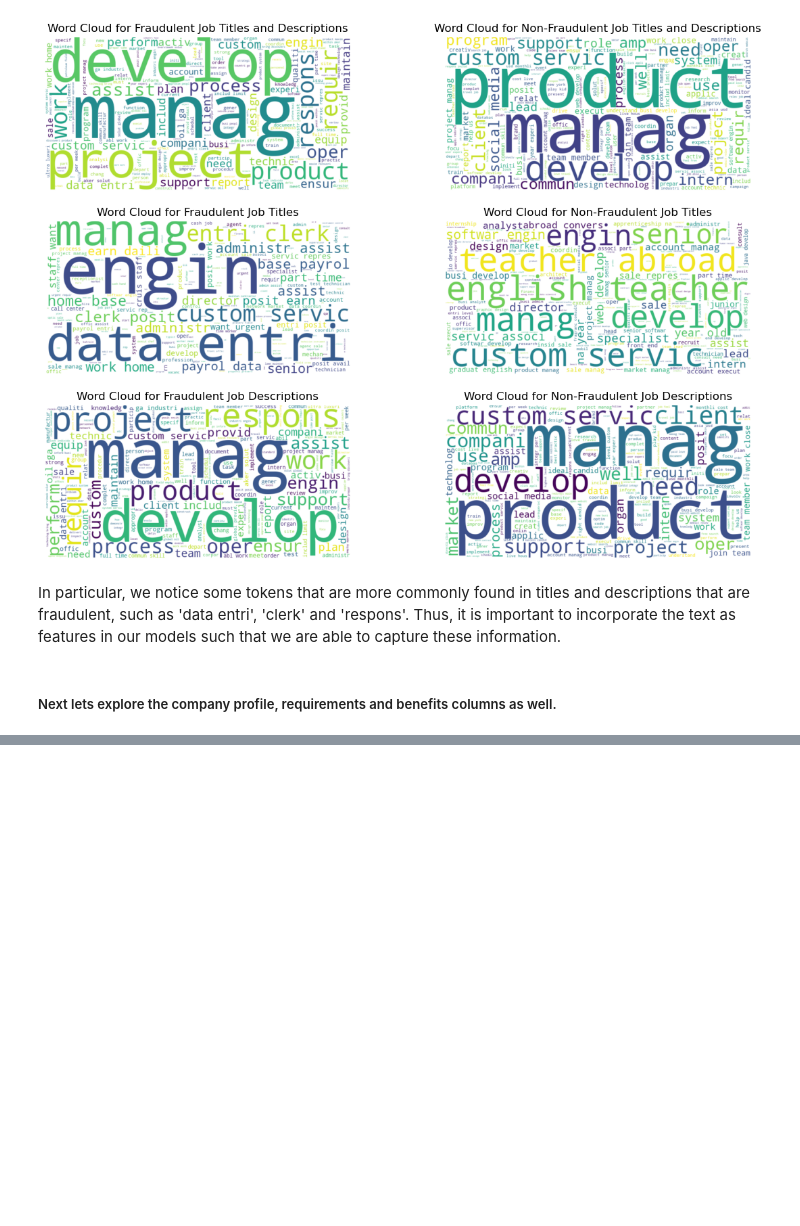
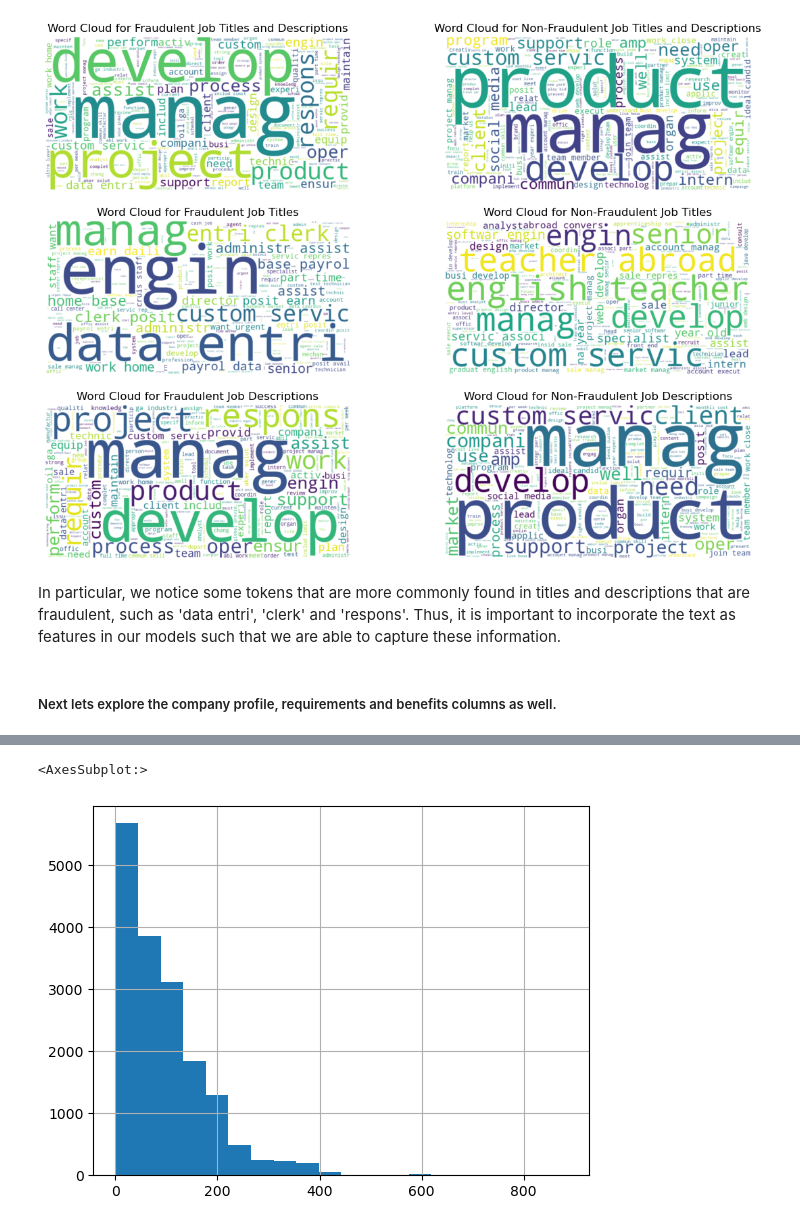
Before and after one commit to LordZhiHao/BT4012_Fraud_Analytics_Project, a Jupyter notebook: EDA.ipynb, the cells around one changed output, grey strips where cells are left out. Saved outputs shown, nothing was run; the diff lists cells and outputs as text; code cells hidden in the pictures; blank space fills up the shorter version.

```diff
--- a/EDA.ipynb
+++ b/EDA.ipynb
@@ -906,0 +941,5 @@ test avs
+# %%
+data['company_profile'].apply(lambda x: len(str(x).split(' ')))[data['fraudulent']==0].hist(bins=20)
+# %% [output]
+<AxesSubplot:>
+[figure, added]
```
Also changed, not shown: parts of 22 cells of this notebook.
